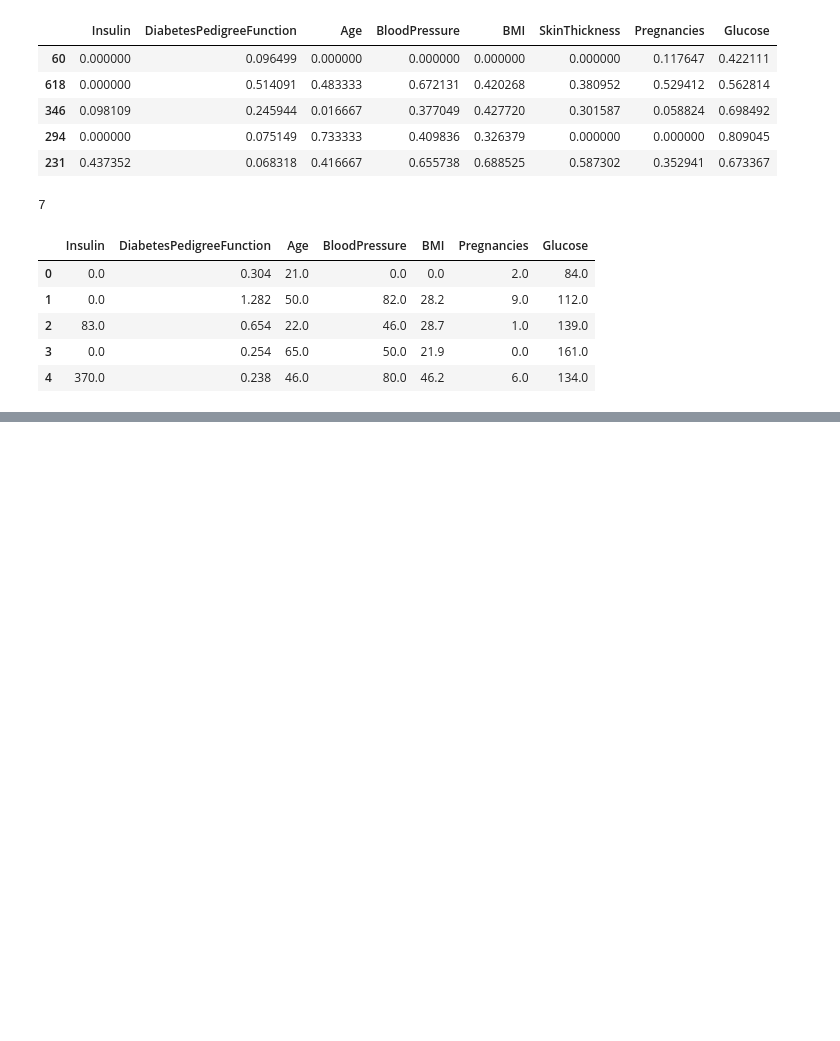
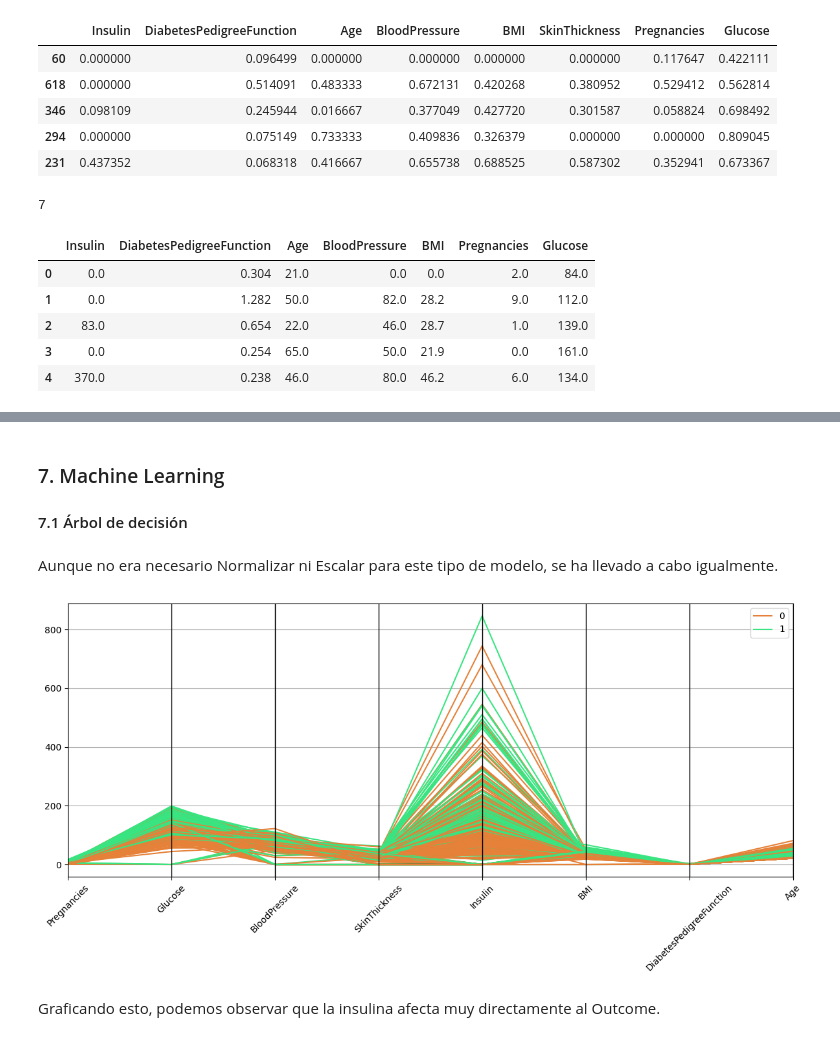
Before and after one commit to 4GeeksAcademy/ivandla96-Proyecto-Arboles-de-decision, a Jupyter notebook: src/explore.ipynb, the cells around one changed output, grey strips where cells are left out. Cells and saved outputs as stored; diff of their text form; code cells hidden in the pictures; blank space fills up the shorter version.

```diff
--- a/src/explore.ipynb
+++ b/src/explore.ipynb
@@ -524,0 +527,7 @@ X_train_con_outliers_sel.head()
+# %%
+selection_model = SelectKBest(f_classif, k = 4)
+selection_model.fit(X_train_sin_outliers, y_train)
+ix = selection_model.get_support()
+X_train_sin_outliers_k = pd.DataFrame(selection_model.transform(X_train_sin_outliers), columns = X_train_sin_outliers.columns.values[ix])
+X_test_sin_outliers_k = pd.DataFrame(selection_model.transform(X_test_sin_outliers), columns = X_test_sin_outliers.columns.values[ix])
+X_train_sin_outliers_k.head()
@@ -524,0 +552,8 @@ X_train_con_outliers_sel.head()
+# %%
+selection_model.fit(X_train_sin_outliers, y_train)
+
+ix = selection_model.get_support()
+X_train_sin_outliers_k = pd.DataFrame(selection_model.transform(X_train_sin_outliers), columns = X_train_sin_outliers.columns.values[ix])
+X_test_sin_outliers_k = pd.DataFrame(selection_model.transform(X_test_sin_outliers), columns = X_test_sin_outliers.columns.values[ix])
+
+X_train_sin_outliers_k.head()
@@ -524,0 +604,33 @@ X_train_con_outliers_sel.head()
+# %% [markdown]
+### 7. Machine Learning
+
+#### 7.1 Árbol de decisión
+# %% [markdown]
+Aunque no era necesario Normalizar ni Escalar para este tipo de modelo, se ha llevado a cabo igualmente.
+# %%
+plt.figure(figsize=(12, 6))
+
+columns = [
+    "Pregnancies",
+    "Glucose",
+    "BloodPressure",
+    "SkinThickness",
+    "Insulin",
+    "BMI",
+    "DiabetesPedigreeFunction",
+    "Age"
+]
+
+total_data = pd.DataFrame(X_train_con_outliers, columns=columns)
+
+total_data["Outcome"] = y_train
+
+pd.plotting.parallel_coordinates(total_data, "Outcome", color = ("#E58139", "#39E581", "#8139E5"))
+
+plt.xticks(rotation=45)
+plt.tight_layout()
+plt.show()
+# %% [output]
+[figure, added]
+# %% [markdown]
+Graficando esto, podemos observar que la insulina afecta muy directamente al Outcome.
```
Also changed, not shown: parts of 16 cells of this notebook, 30 other files.
